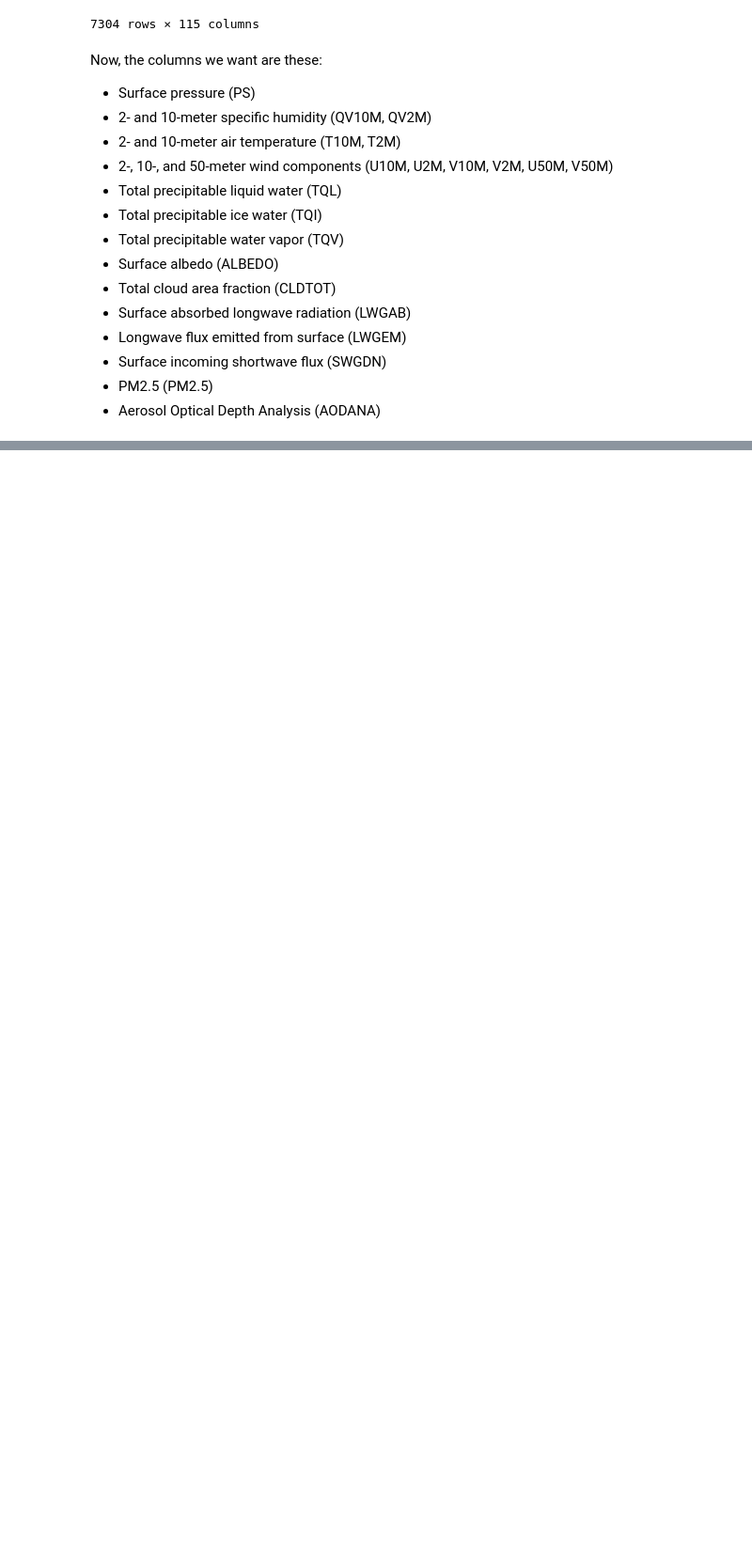
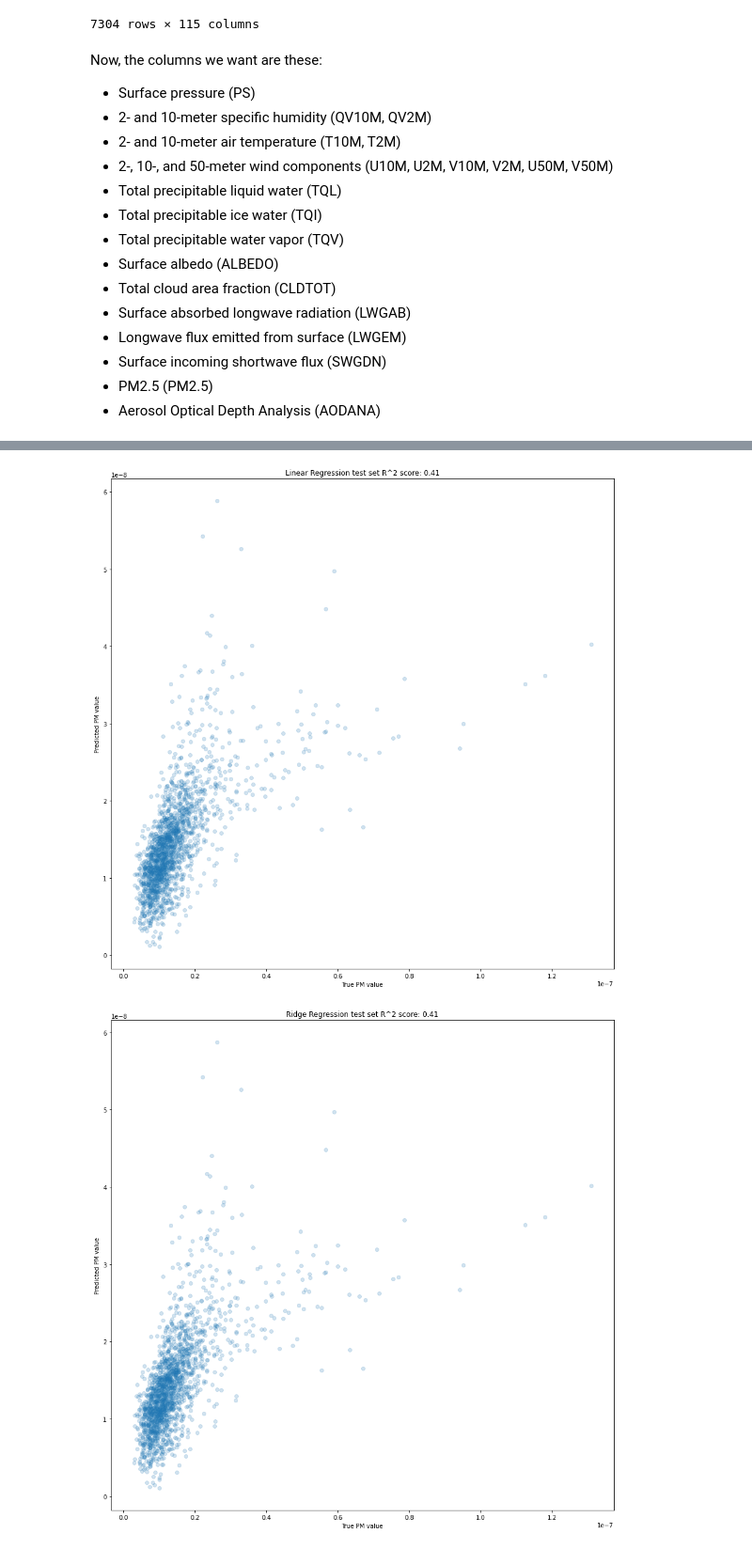
Before and after one commit to K20shores/HoustonPM2.5, a Jupyter notebook: Houston.ipynb, the cells around one changed output, grey strips where cells are left out. Shown at 94% size. Saved outputs shown, nothing was run; the diff lists cells and outputs as text; code cells hidden in the pictures; blank space fills up the shorter version.

```diff
--- a/Houston.ipynb
+++ b/Houston.ipynb
@@ -238,0 +255,12 @@ for group_name, _df in train.groupby(['lat', 'lon']):
+# %%
+display(train.head(2))
+X_train, Y_train = train.drop('PM2.5', axis=1), train['PM2.5']
+
+#now, scale the test
+all_but_pm25 = test.columns.drop('PM2.5')
+test[all_but_pm25] = scaler.fit_transform(test[all_but_pm25])
+
+X_test, Y_test = test.drop('PM2.5', axis=1), test['PM2.5']
+
+display(X_train.head(2))
+display(Y_train.head(2))
@@ -238,0 +284,20 @@ for group_name, _df in train.groupby(['lat', 'lon']):
+# %%
+from sklearn.linear_model import LinearRegression, Ridge
+from sklearn.ensemble import RandomForestRegressor, AdaBoostRegressor
+
+reg = LinearRegression().fit(X_train, Y_train)
+ridge = Ridge().fit(X_train, Y_train)
+randomForest = RandomForestRegressor().fit(X_train, Y_train)
+adaBoost = AdaBoostRegressor().fit(X_train, Y_train)
+# %%
+for m, name in [(reg, 'Linear Regression'), (ridge, 'Ridge Regression'), (randomForest, 'Random Forest'), (adaBoost, 'AdaBoost')]:
+    y_hat = m.predict(X_train)
+    fig, ax = plt.subplots(figsize=(15, 15))
+    ax.scatter(Y_train, y_hat, alpha=0.2)
+    ax.set_xlabel('True PM value')
+    ax.set_ylabel('Predicted PM value')
+    ax.set_title(f'{name} test set R^2 score: {m.score(X_train, Y_train):.2f}')
+    plt.show();
+# %% [output]
+[figure, added]
+[figure, added]
```
Also changed, not shown: parts of 13 cells of this notebook.
